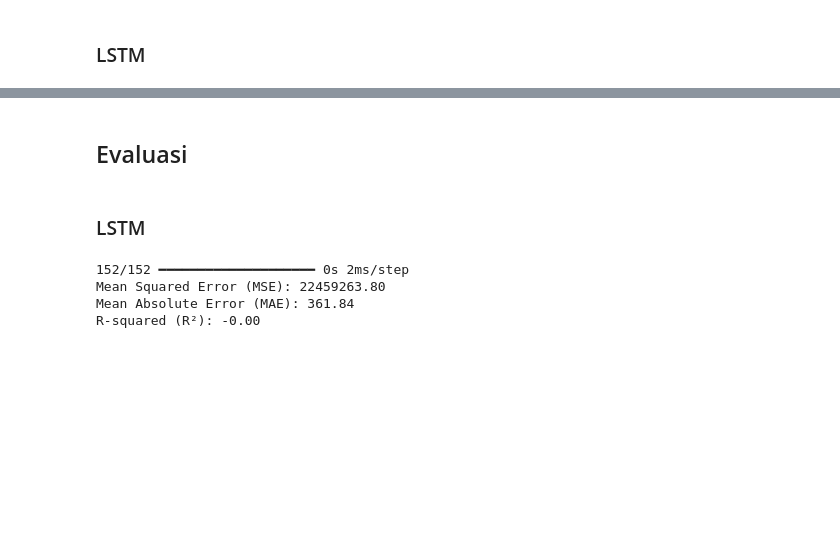
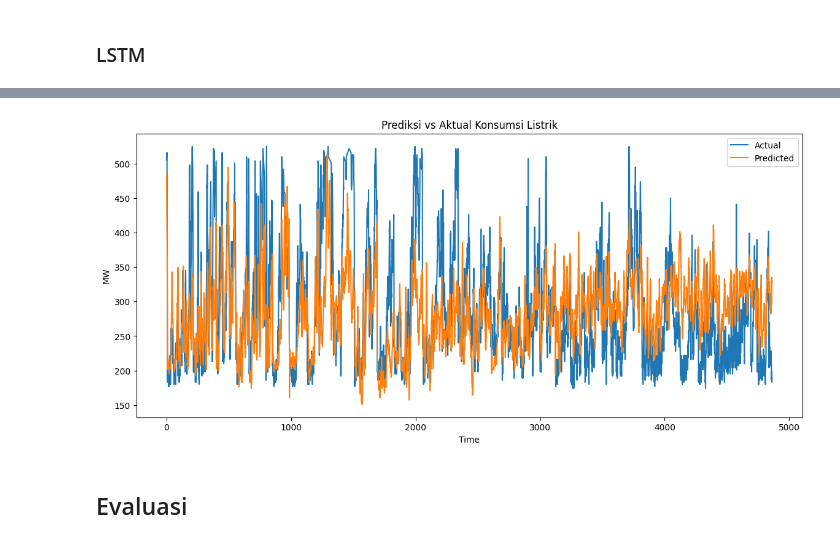
Before and after one commit to mhmdrazn/Electrical-Consume-Forecasting, a Jupyter notebook: main.ipynb, the cells around one changed output, grey strips where cells are left out. Drawn from its saved outputs; the diff is of its cells as text; code cells hidden in the pictures; blank space fills up the shorter version.

Commit message:
fix lstm

```diff
--- a/main.ipynb
+++ b/main.ipynb
@@ -158,16 +322,16 @@ def create_sequences(features, target, time_steps=24):
 X, y = create_sequences(scaled_features, scaled_target)
 # %%
 # Train-test split
-X_train, X_test, y_train, y_test = train_test_split(X, y, shuffle=False, test_size=0.2)
+X_train_lstm, X_test_lstm, y_train_lstm, y_test_lstm = train_test_split(X, y, shuffle=False, test_size=0.2)
 # %%
 # Model LSTM
-model = Sequential([
+model_lstm = Sequential([
     LSTM(64, input_shape=(X.shape[1], X.shape[2]), return_sequences=False),
     Dense(32, activation='relu'),
     Dense(1)
 ])
-model.compile(optimizer='adam', loss='mse')
+model_lstm.compile(optimizer='adam', loss='mse')
 # %%
 # Train model
-history = model.fit(X_train, y_train, epochs=10, batch_size=32, validation_split=0.1)
+history = model_lstm.fit(X_train_lstm, y_train_lstm, epochs=25, batch_size=32, validation_split=0.1)
 # %% [output]
@@ -193,0 +355,7 @@ Epoch 10/10
+# %%
+# Prediksi
+y_pred_lstm = model_lstm.predict(X_test_lstm)
+
+# Inverse transform
+y_pred_inv_lstm = scaler.inverse_transform(np.hstack((np.zeros((y_pred_lstm.shape[0], len(features))), y_pred_lstm)))[:, -1]
+y_test_inv_lstm = scaler.inverse_transform(np.hstack((np.zeros((y_test_lstm.shape[0], len(features))), y_test_lstm)))[:, -1]
@@ -194,4 +364,14 @@ Epoch 10/10
+# %%
+# Visualisasi hasil
+plt.figure(figsize=(14,6))
+plt.plot(y_test_inv_lstm, label="Actual")
+plt.plot(y_pred_inv_lstm, label="Predicted")
+plt.title("Prediksi vs Aktual Konsumsi Listrik")
+plt.xlabel("Time")
+plt.ylabel("MW")
+plt.legend()
+plt.show()
+# %% [output]
+[figure, added]
 # %% [markdown]
 ## Evaluasi
-# %% [markdown]
-### LSTM
@@ -209,26 +389,3 @@ def evaluate_model(df_test, forecast):
     print(f'RMSE = {rmse:.4f}')
     print(f'R² = {r2:.4f}')
     print(f'MAPE = {mape:.4f}')
-# %%
-from sklearn.metrics import mean_squared_error, mean_absolute_error, r2_score
-
-# Prediksi
-y_pred = model.predict(X_test)
-
-# Inverse transform
-y_pred_inv = scaler.inverse_transform(np.hstack((np.zeros((y_pred.shape[0], len(features))), y_pred)))[:, -1]
-y_test_inv = scaler.inverse_transform(np.hstack((np.zeros((y_test.shape[0], len(features))), y_test)))[:, -1]
-
-# Evaluasi
-mse = mean_squared_error(y_test_inv, y_pred_inv)
-mae = mean_absolute_error(y_test_inv, y_pred_inv)
-r2 = r2_score(y_test_inv, y_pred_inv)
-
-print(f"Mean Squared Error (MSE): {mse:.2f}")
-print(f"Mean Absolute Error (MAE): {mae:.2f}")
-print(f"R-squared (R²): {r2:.2f}")
-# %% [output]
-152/152 ━━━━━━━━━━━━━━━━━━━━ 0s 2ms/step
-Mean Squared Error (MSE): 22459263.80
-Mean Absolute Error (MAE): 361.84
-R-squared (R²): -0.00
```
Also changed, not shown: parts of 27 cells of this notebook, 1 other file.
